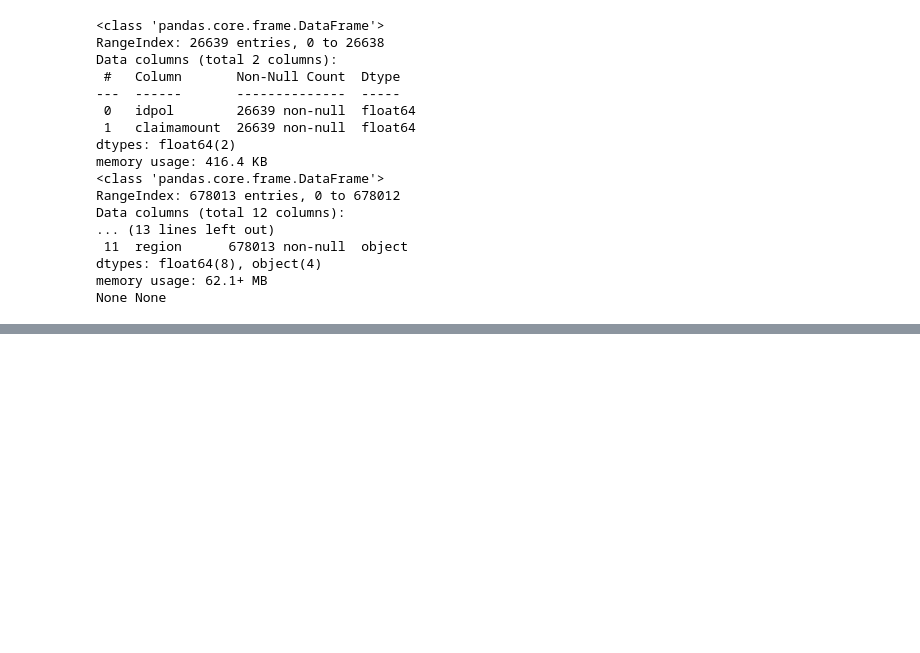
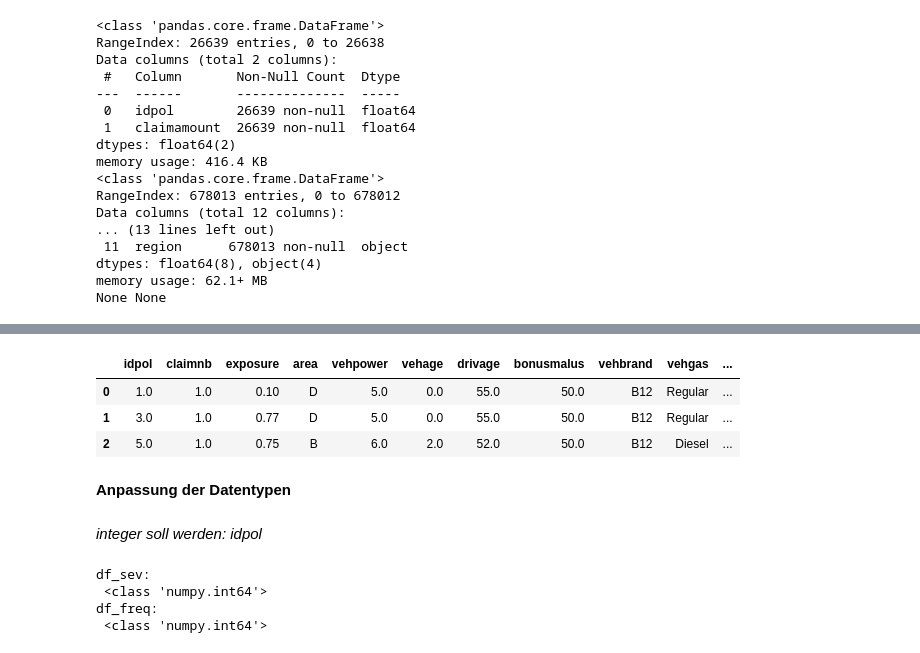
Before and after one commit to bjzim/mtpl2, a Jupyter notebook: 1-EDA.ipynb, the cells around one changed output, grey strips where cells are left out. Saved outputs shown, nothing was run; the diff lists cells and outputs as text; code cells hidden in the pictures; blank space fills up the shorter version.

```diff
--- a/1-EDA.ipynb
+++ b/1-EDA.ipynb
@@ -119,0 +119,9 @@ df_freq.head(5)
+# %%
+temp_list = ["area","vehbrand","region"]
+
+for col in temp_list:
+    df_freq[col] = df_freq[col].astype(str)
+    df_freq[col] = df_freq[col].replace("'","", regex=True)
+    df_freq[col] = df_freq[col].astype("category")
+
+df_freq[temp_list].info()
@@ -119,0 +139,11 @@ df_freq.head(5)
+# %%
+display(df_freq.head(3))
+# %% [output]
+|  | idpol | claimnb | exposure | area | vehpower | vehage | drivage | bonusmalus | vehbrand | vehgas | ... |
+| 0 | 1.0 | 1.0 | 0.10 | D | 5.0 | 0.0 | 55.0 | 50.0 | B12 | Regular | ... |
+| 1 | 3.0 | 1.0 | 0.77 | D | 5.0 | 0.0 | 55.0 | 50.0 | B12 | Regular | ... |
+| 2 | 5.0 | 1.0 | 0.75 | B | 6.0 | 2.0 | 52.0 | 50.0 | B12 | Diesel | ... |
+# %% [markdown]
+**Anpassung der Datentypen**
+# %% [markdown]
+*integer soll werden: idpol*
@@ -119,0 +156,9 @@ df_freq.head(5)
+# %%
+#Prüfung
+print("df_sev: \n",type(df_sev["idpol"][0]))
+print("df_freq: \n",type(df_freq["idpol"][0]))
+# %% [output]
+df_sev:
+ <class 'numpy.int64'>
+df_freq:
+ <class 'numpy.int64'>
```
Also changed, not shown: parts of 41 cells of this notebook.
